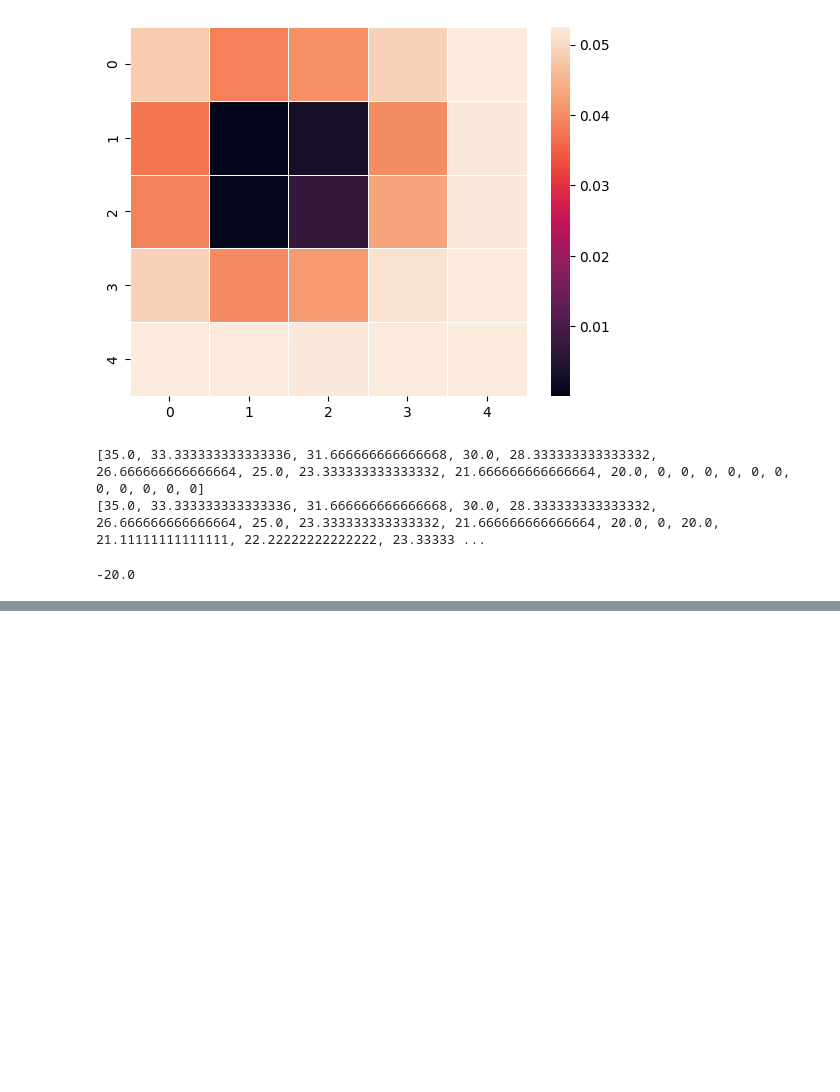
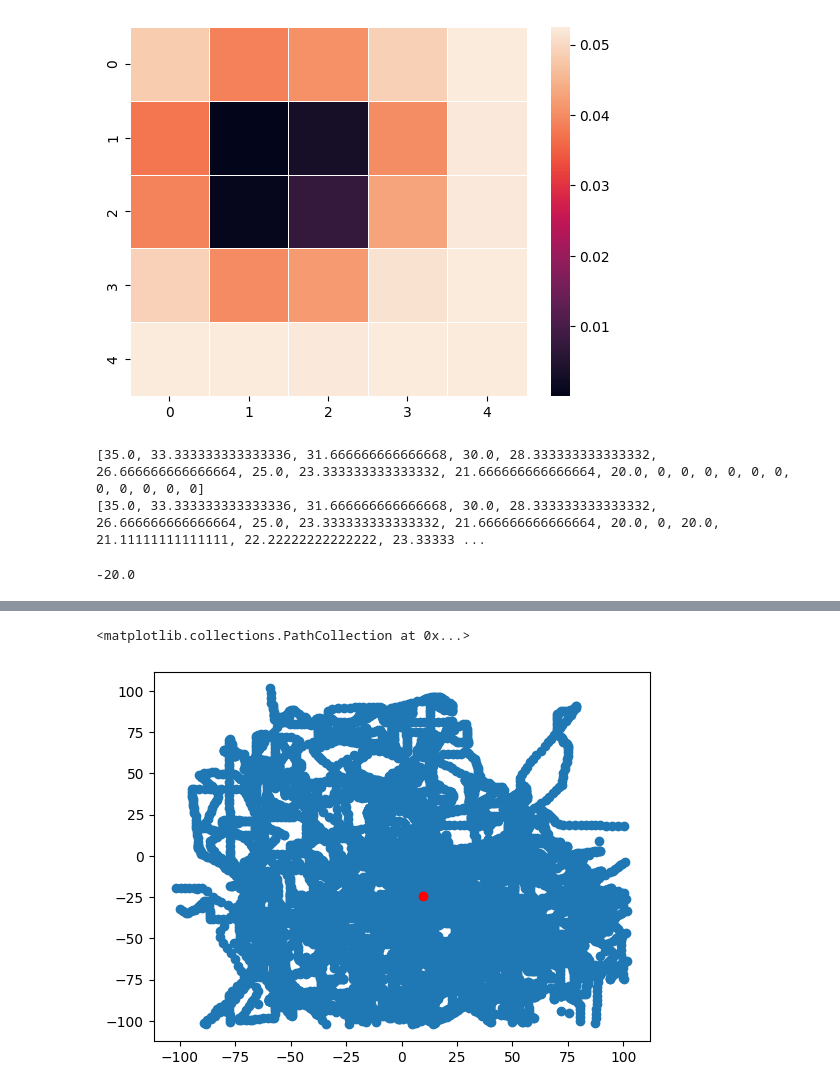
Before and after one commit to ansue1234/RobLimbFK, a Jupyter notebook: PWM_data_collection_debug.ipynb, the cells around one changed output, grey strips where cells are left out. Cells and saved outputs as stored; diff of their text form; code cells hidden in the pictures; blank space fills up the shorter version.

Commit message:
cleaned data

```diff
--- a/PWM_data_collection_debug.ipynb
+++ b/PWM_data_collection_debug.ipynb
@@ -283,0 +299,3 @@ actual_px_pwm
+# %%
+data = pd.read_csv('./data/data_collection_wobble_stiff_cleaned.txt')
+data
@@ -283,0 +316,3 @@ actual_px_pwm
+# %%
+data = data.dropna()
+data
@@ -283,0 +345,6 @@ actual_px_pwm
+# %%
+plt.scatter(data['theta_x'], data['theta_y'])
+plt.scatter(np.mean(data['theta_x']), np.mean(data['theta_y']), color='red')
+# %% [output]
+<matplotlib.collections.PathCollection at 0x...>
+[figure, added]
```
Also changed, not shown: parts of 6 cells of this notebook, 10 other files.
